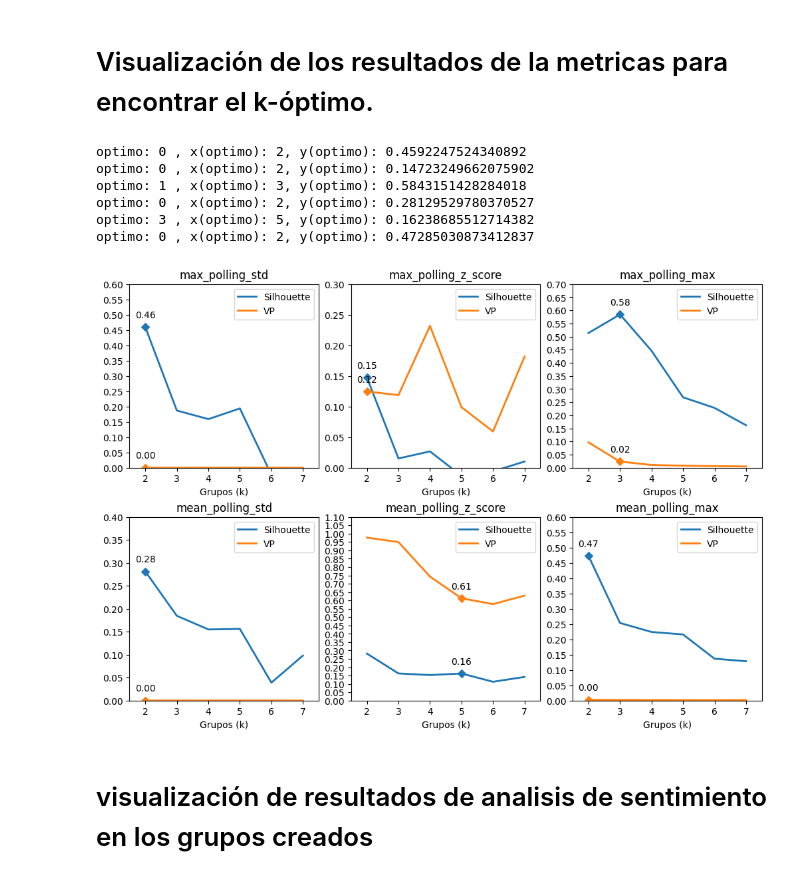
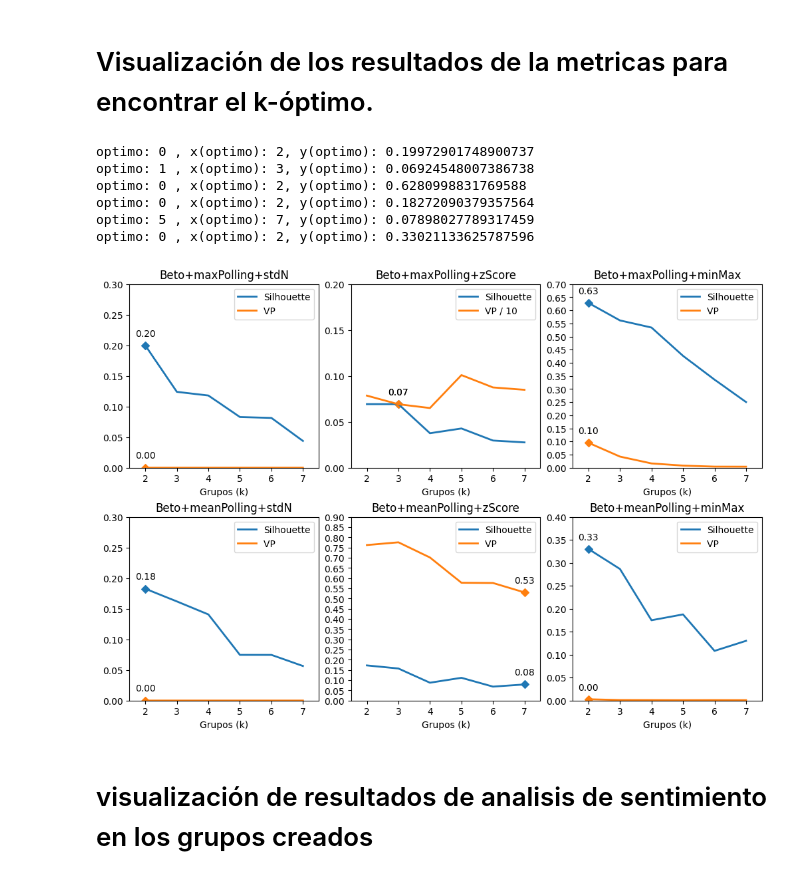
Before and after one commit to jpnahuelpan/TT-Pregrado, a Jupyter notebook: notebooks/1.2-jpn-agrupamiento_ML.ipynb, the cells around one changed output. Drawn from its saved outputs; the diff is of its cells as text; code cells hidden in the pictures.

```diff
--- a/notebooks/1.2-jpn-agrupamiento_ML.ipynb
+++ b/notebooks/1.2-jpn-agrupamiento_ML.ipynb
@@ -34,12 +36,12 @@ max_poll = Features.max_polling(last_hidden_states)
 mean_poll = Features.mean_polling(last_hidden_states)
 # %%
 data_ml = {
-        "max_polling_std": Features.std_normalization(max_poll),
-        "max_polling_z_score": Features.z_score_normalization(max_poll),
-        "max_polling_max": Features.min_max_normalization(max_poll),
-        "mean_polling_std": Features.std_normalization(mean_poll),
-        "mean_polling_z_score": Features.z_score_normalization(mean_poll),
-        "mean_polling_max": Features.min_max_normalization(mean_poll),
+        "Beto+maxPolling+stdN": Features.std_normalization(max_poll),
+        "Beto+maxPolling+zScore": Features.z_score_normalization(max_poll),
+        "Beto+maxPolling+minMax": Features.min_max_normalization(max_poll),
+        "Beto+meanPolling+stdN": Features.std_normalization(mean_poll),
+        "Beto+meanPolling+zScore": Features.z_score_normalization(mean_poll),
+        "Beto+meanPolling+minMax": Features.min_max_normalization(mean_poll),
     }
 # %%
 def find_indexs(list, value):
@@ -84,9 +86,9 @@ for K in range(2, 8):
         kmeans = KMeans(
             n_clusters=K,
             init="random",
-            max_iter=1000,
-            random_state=1,
-            n_init=1,
+            max_iter=10000,
+            random_state=42,
+            n_init=42,
         )
         cluster_labels = kmeans.fit_predict(value)
         centers = kmeans.cluster_centers_
@@ -103,4 +105,4 @@ for K in range(2, 8):
             value, kmeans.labels_, metric="sqeuclidean"))
         metricas[key]["VP_by_k_centroids"].append(avg_variance)
 
-# metricas
+metricas
@@ -106,0 +127,14 @@ for K in range(2, 8):
+# %%
+op = {}
+print(" & Número de grupos & Medida Silhouette & Medida VP")
+for metricas_key in metricas.keys():
+    ops = []
+    opv = []
+    sI = metricas[metricas_key]["silhouettes_by_k_centroids"]
+    vP = metricas[metricas_key]["VP_by_k_centroids"]
+    idx_optimo = Features.optimo_k(sI, vP)
+    ops.append(sI[idx_optimo])
+    opv.append(vP[idx_optimo])
+    print(f"{metricas_key} & {idx_optimo + 2} & {sI[idx_optimo]} & {vP[idx_optimo]}")
+op_grouping = list(metricas.keys())[Features.optimo_k(ops, opv)]
+print(f"siMax: {max(ops)}, vMinx: {min(opv)}, op: {op_grouping}")
@@ -115,47 +158,51 @@ fig, axs = plt.subplots(ncols=3, nrows=2, figsize=(10, 7),
                         layout="constrained")
 for ax, metricas_key in zip(axs.flat, metricas.keys()):
     sI = metricas[metricas_key]["silhouettes_by_k_centroids"]
-    vP = Features.decimal_scaling_normalization(np.array(metricas[metricas_key]["VP_by_k_centroids"]))
+    vP, p = Features.decimal_scaling_normalization(np.array(metricas[metricas_key]["VP_by_k_centroids"]))
+    p = f"/ {p}" if p >= 10 else ""
     optimo = Features.optimo_k(sI, vP)
     k_optimos.append(optimo)
     print(f"optimo: {optimo} , x(optimo): {x[optimo]}, y(optimo): {sI[optimo]}")
     # plot
 
     ax.plot(x, sI, linewidth=2.0, label="Silhouette")
-    ax.plot(x, vP, linewidth=2.0, label="VP")
+    ax.plot(x, vP, linewidth=2.0, label=f"VP {p}")
     ax.scatter([x[optimo]], [sI[optimo]], marker="D")
     ax.scatter(x[optimo], vP[optimo], marker="D")
     y_max_lim = max([max(vP), max(sI)])
     y_max_lim = round(y_max_lim, 1) + 0.1
+    y_max_lim = 1.0 if y_max_lim >= 1.0 else y_max_lim
+    y_min_lim = min([min(vP), min(sI)])
+    y_min_lim = round(y_min_lim, 1) - 0.05 if y_min_lim < 0.0 else 0.0
     ax.set(xlim=(x[0] - 0.5, x[-1] + 0.5), xticks=np.arange(x[0], x[-1] + 1),
-        ylim=(0, y_max_lim), yticks=np.arange(0, y_max_lim + 0.05, 0.05))
+        ylim=(y_min_lim, y_max_lim), yticks=np.arange(y_min_lim, y_max_lim + 0.05, 0.05))
     ax.set_xlabel("Grupos (k)")
 
     label0 = "{:.2f}".format(sI[optimo])
     ax.annotate(label0,
                 (x[optimo],sI[optimo]),
                 textcoords="offset points",
                 xytext=(0,10),
                 ha='center')
     label1 = "{:.2f}".format(vP[optimo])
     ax.annotate(label1,
                 (x[optimo],vP[optimo]),
                 textcoords="offset points",
                 xytext=(0,10),
                 ha='center')
     ax.set_title(f"{metricas_key}")
     ax.legend()
 k_optimos = np.array(k_optimos) + 2
 
 plt.show()
 # %% [output]
-optimo: 0 , x(optimo): 2, y(optimo): 0.4592247524340892
-optimo: 0 , x(optimo): 2, y(optimo): 0.14723249662075902
-optimo: 1 , x(optimo): 3, y(optimo): 0.5843151428284018
-optimo: 0 , x(optimo): 2, y(optimo): 0.28129529780370527
-optimo: 3 , x(optimo): 5, y(optimo): 0.16238685512714382
-optimo: 0 , x(optimo): 2, y(optimo): 0.47285030873412837
+optimo: 0 , x(optimo): 2, y(optimo): 0.19972901748900737
+optimo: 1 , x(optimo): 3, y(optimo): 0.06924548007386738
+optimo: 0 , x(optimo): 2, y(optimo): 0.6280998831769588
+optimo: 0 , x(optimo): 2, y(optimo): 0.18272090379357564
+optimo: 5 , x(optimo): 7, y(optimo): 0.07898027789317459
+optimo: 0 , x(optimo): 2, y(optimo): 0.33021133625787596
-[figure, old version]
+[figure, new version]
 # %% [markdown]
 # visualización de resultados de analisis de sentimiento en los grupos creados
 # %%
```
Also changed, not shown: parts of 13 cells of this notebook, 2 other files.
